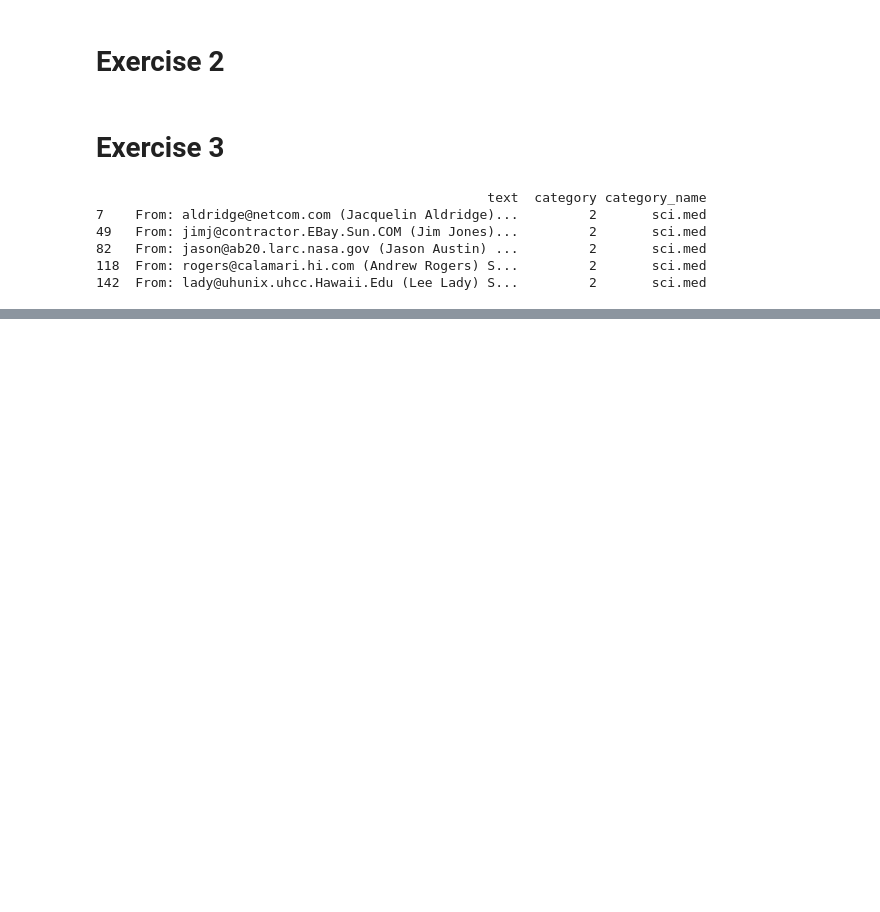
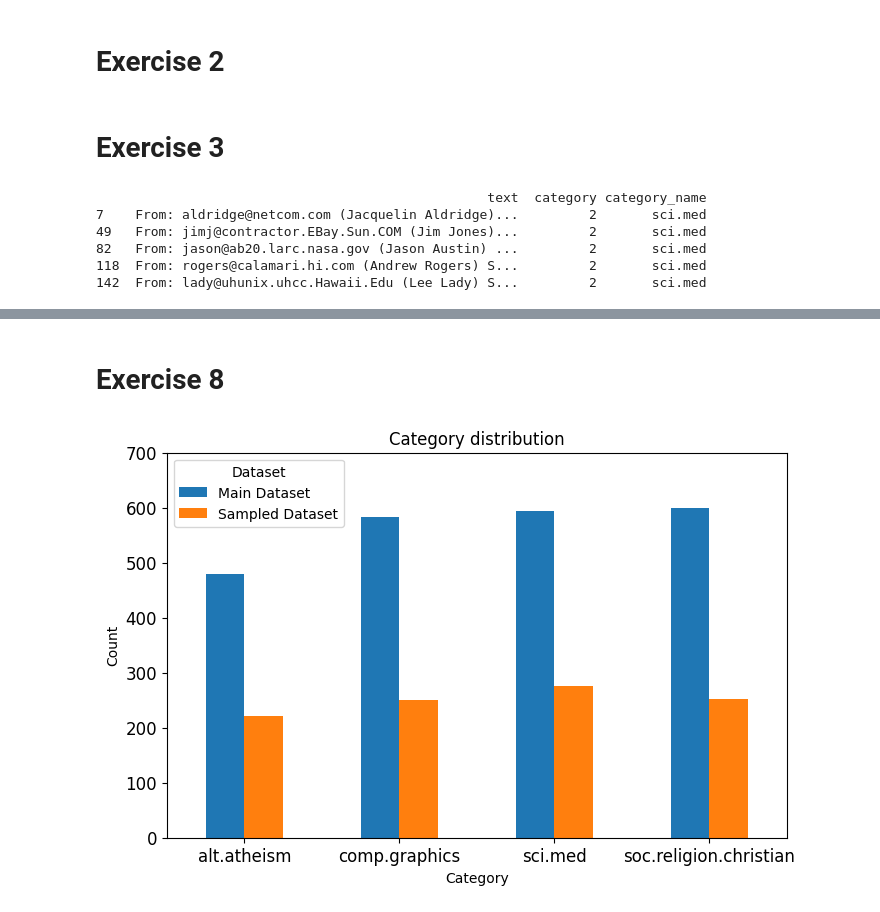
Before and after one commit to samjun99/DM2025-Lab1-Exercise, a Jupyter notebook: Test_1.ipynb, the cells around one changed output, grey strips where cells are left out. Saved outputs shown, nothing was run; the diff lists cells and outputs as text; code cells hidden in the pictures; blank space fills up the shorter version.

```diff
--- a/Test_1.ipynb
+++ b/Test_1.ipynb
@@ -93,0 +270,23 @@ print(Y.iloc[::10].head(5))
+# %% [markdown]
+# Exercise 8
+# %%
+# Get counts for both datasets
+main_counts = X.category_name.value_counts()
+sample_counts = X_sample.category_name.value_counts()
+
+# Combine into one DataFrame
+counts = pd.DataFrame({
+    "Main Dataset": main_counts,
+    "Sampled Dataset": sample_counts
+}).fillna(0).astype(int)
+
+# Plot grouped bar chart
+counts.plot(kind='bar', figsize=(8,5), rot=0, ylim=[0, 700], fontsize=12)
+
+plt.title("Category distribution")
+plt.xlabel("Category")
+plt.ylabel("Count")
+plt.legend(title="Dataset")
+plt.show()
+# %% [output]
+[figure, added]
```
Also changed, not shown: parts of 31 cells of this notebook, 1 other file.
